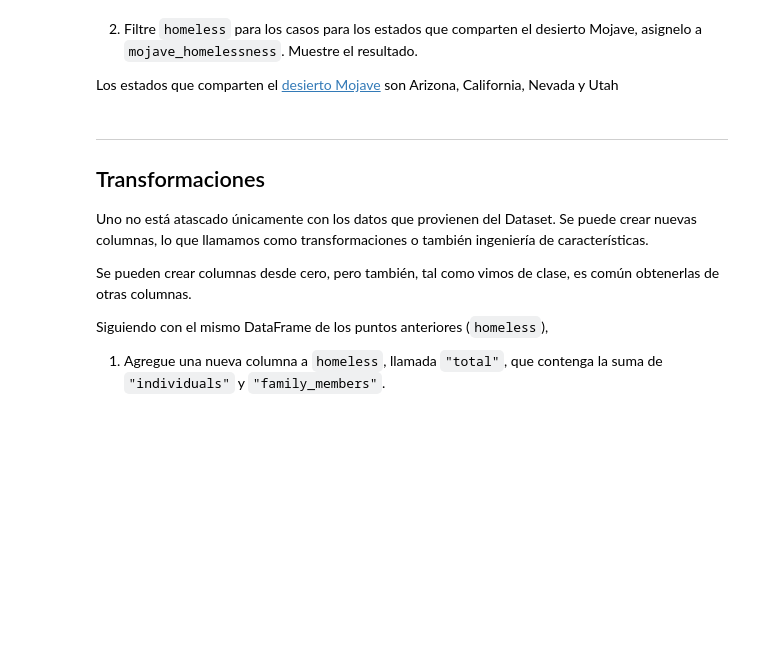
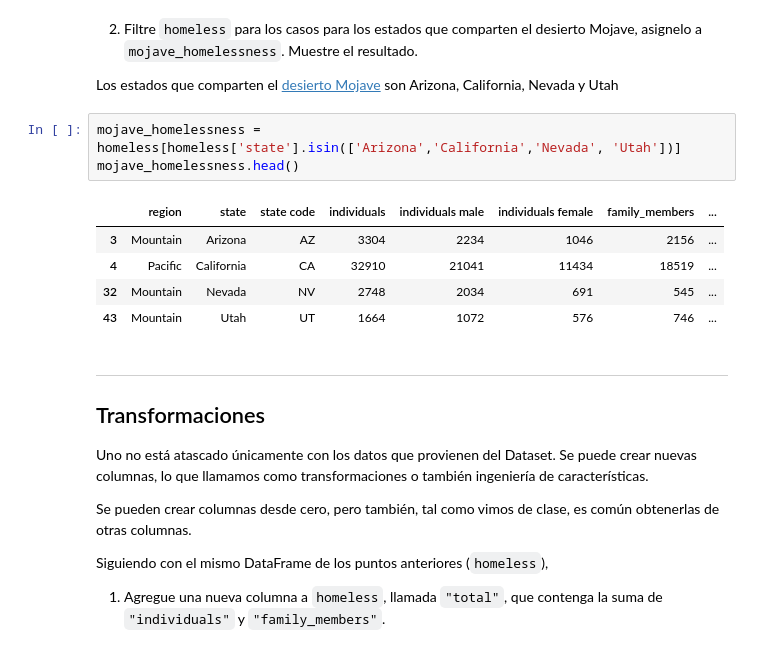
Before and after one commit to FaustoJuarez/Especialidad-IA-UBA, a Jupyter notebook: IIA/clase-1/Ejercitacion/4 - Ejercicios Pandas - Homeless.ipynb, the cells around one changed output. Saved outputs shown, nothing was run; the diff lists cells and outputs as text; blank space fills up the shorter version.

```diff
--- a/IIA/clase-1/Ejercitacion/4 - Ejercicios Pandas - Homeless.ipynb
+++ b/IIA/clase-1/Ejercitacion/4 - Ejercicios Pandas - Homeless.ipynb
@@ -361,6 +373,15 @@ ___ = homeless[homeless[___].isin([___, ___])]
 2. Filtre  `homeless` para los casos para los estados que comparten el desierto Mojave, asignelo a `mojave_homelessness`. Muestre el resultado.
 
 Los estados que comparten el [desierto Mojave](https://en.wikipedia.org/wiki/Mojave_Desert) son Arizona, California, Nevada y Utah
+# %%
+mojave_homelessness = homeless[homeless['state'].isin(['Arizona','California','Nevada', 'Utah'])]
+mojave_homelessness.head()
+# %% [output]
+|  | region | state | state code | individuals | individuals male | individuals female | family_members | ... |
+| 3 | Mountain | Arizona | AZ | 3304 | 2234 | 1046 | 2156 | ... |
+| 4 | Pacific | California | CA | 32910 | 21041 | 11434 | 18519 | ... |
+| 32 | Mountain | Nevada | NV | 2748 | 2034 | 691 | 545 | ... |
+| 43 | Mountain | Utah | UT | 1664 | 1072 | 576 | 746 | ... |
 # %% [markdown]
 ---
 
```
Also changed, not shown: parts of 8 cells of this notebook.
